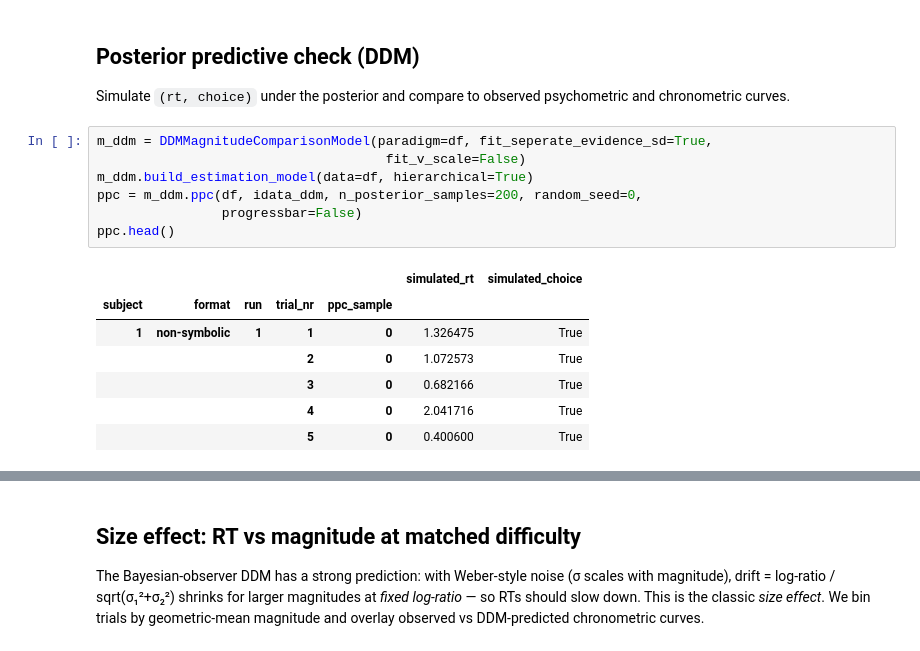
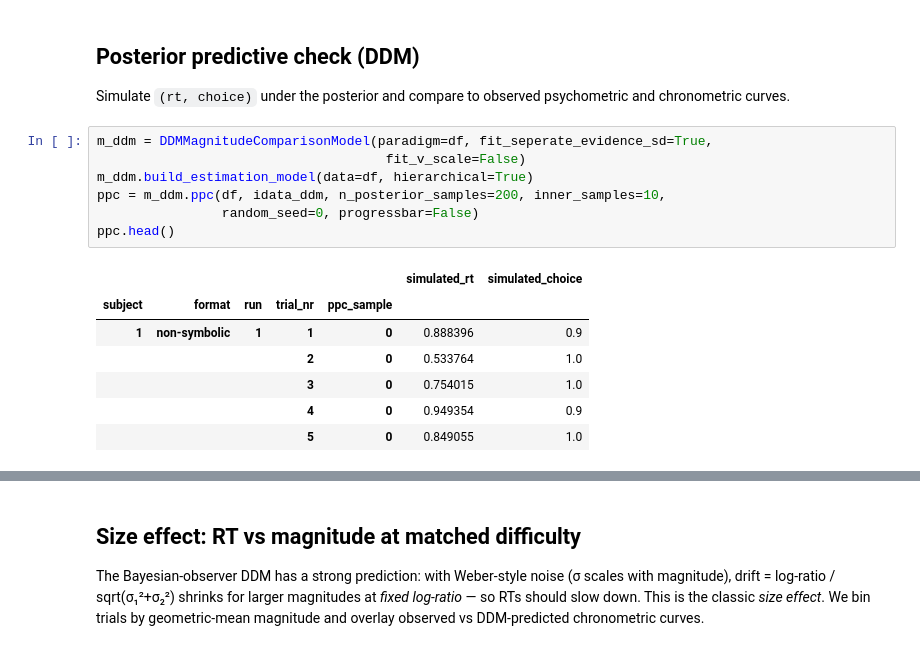
Before and after one commit to ruffgroup/bauer, a Jupyter notebook: notebooks/try_ddm.ipynb, the cells around one changed output, grey strips where cells are left out. Cells and saved outputs as stored; diff of their text form.

```diff
--- a/notebooks/try_ddm.ipynb
+++ b/notebooks/try_ddm.ipynb
@@ -273,18 +273,18 @@ Simulate `(rt, choice)` under the posterior and compare to observed psychometric
 # %%
 m_ddm = DDMMagnitudeComparisonModel(paradigm=df, fit_seperate_evidence_sd=True,
                                      fit_v_scale=False)
 m_ddm.build_estimation_model(data=df, hierarchical=True)
-ppc = m_ddm.ppc(df, idata_ddm, n_posterior_samples=200, random_seed=0,
-                progressbar=False)
+ppc = m_ddm.ppc(df, idata_ddm, n_posterior_samples=200, inner_samples=10,
+                random_seed=0, progressbar=False)
 ppc.head()
 # %% [output]
 |  |  |  |  |  | simulated_rt | simulated_choice |
 | subject | format | run | trial_nr | ppc_sample |  |  |
-| 1 | non-symbolic | 1 | 1 | 0 | 1.326475 | True |
-|  |  |  | 2 | 0 | 1.072573 | True |
-|  |  |  | 3 | 0 | 0.682166 | True |
-|  |  |  | 4 | 0 | 2.041716 | True |
-|  |  |  | 5 | 0 | 0.400600 | True |
+| 1 | non-symbolic | 1 | 1 | 0 | 0.888396 | 0.9 |
+|  |  |  | 2 | 0 | 0.533764 | 1.0 |
+|  |  |  | 3 | 0 | 0.754015 | 1.0 |
+|  |  |  | 4 | 0 | 0.949354 | 0.9 |
+|  |  |  | 5 | 0 | 0.849055 | 1.0 |
 # %%
 from bauer.utils.bayes import summarize_ppc_group
 
```
Also changed, not shown: parts of 2 cells of this notebook, 1 other file.
